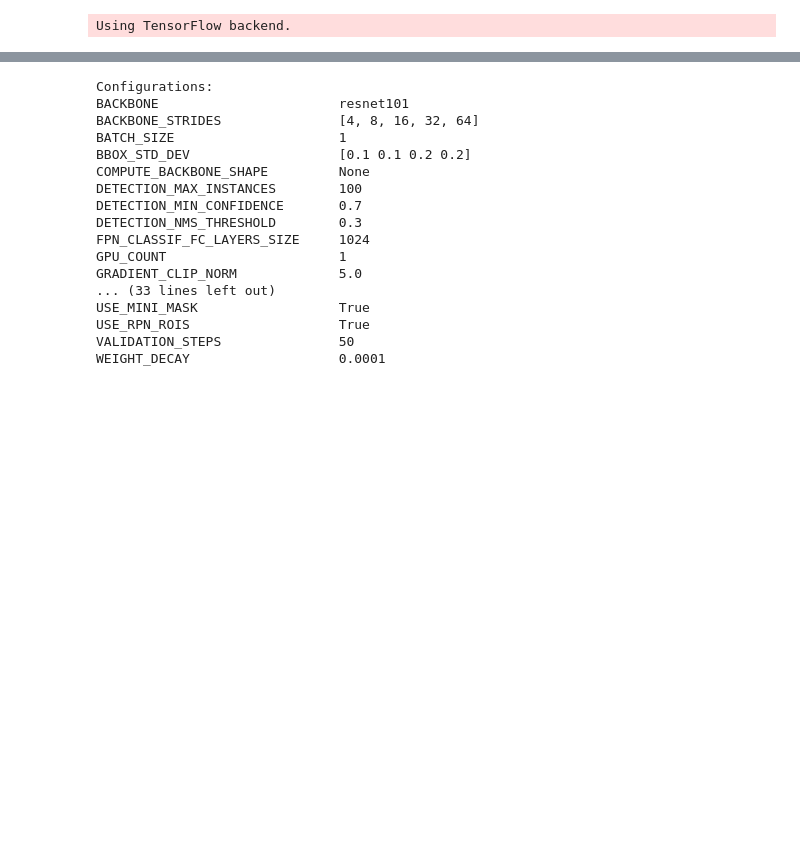
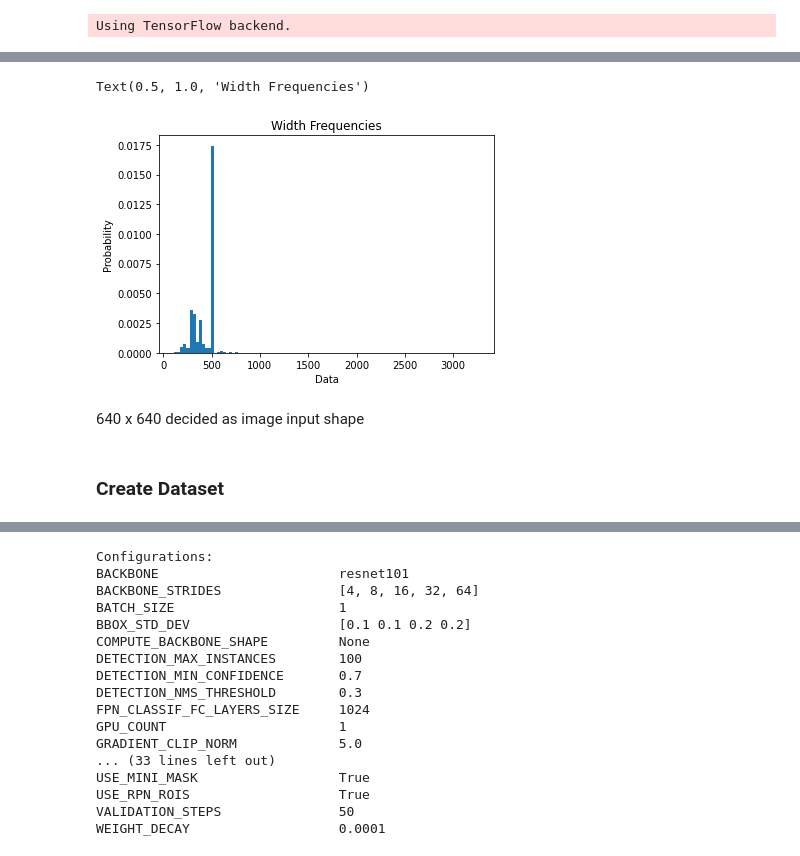
Before and after one commit to j-dutfield/Instance-Segmentation, a Jupyter notebook: Pre-trained Image Segmentation.ipynb, the cells around one changed output, grey strips where cells are left out. Drawn from its saved outputs; the diff is of its cells as text; code cells hidden in the pictures; blank space fills up the shorter version.

```diff
--- a/Pre-trained Image Segmentation.ipynb
+++ b/Pre-trained Image Segmentation.ipynb
@@ -63,0 +98,12 @@ _generation = _generate_examples(images_dir_path, annotations_dir_path, images_l
+# %%
+plt.hist(w, density=True, bins=100)
+plt.ylabel('Probability')
+plt.xlabel('Data')
+plt.title('Width Frequencies')
+# %% [output]
+Text(0.5, 1.0, 'Width Frequencies')
+[figure, added]
+# %% [markdown]
+640 x 640 decided as image input shape
+# %% [markdown]
+### Create Dataset
```
Also changed, not shown: parts of 12 cells of this notebook.
